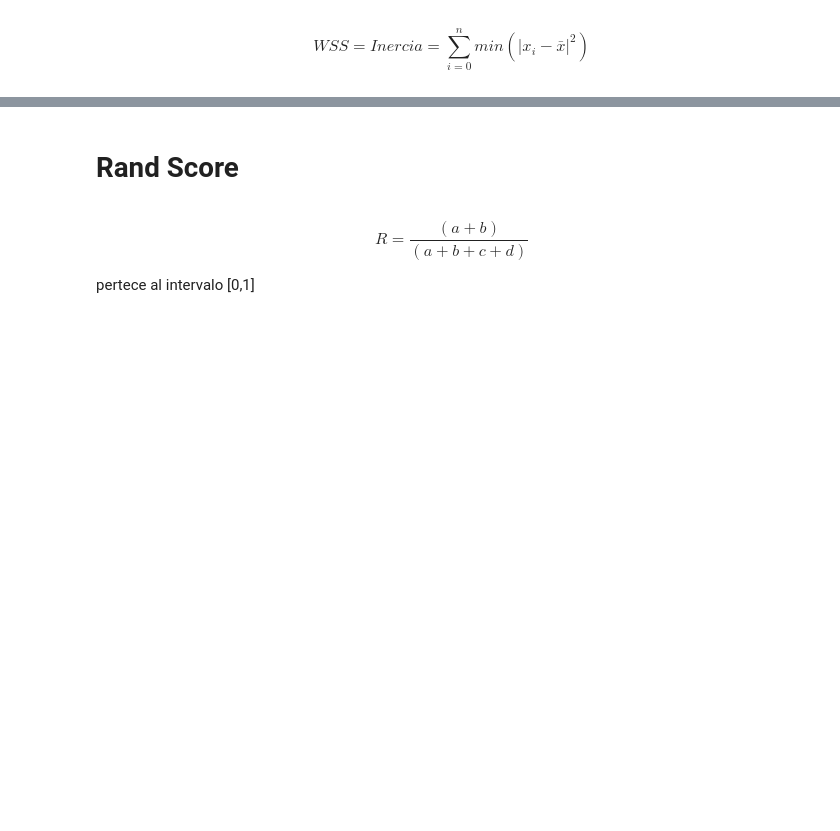
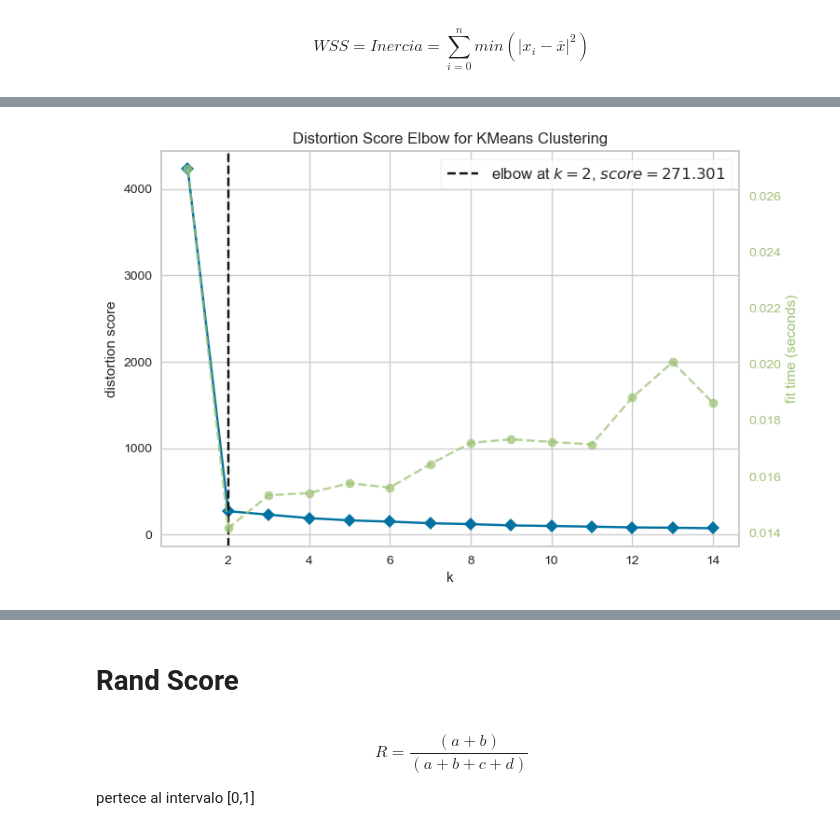
Before and after one commit to Ironhack-Data-Madrid-Enero-2023/apuntes_clase, a Jupyter notebook: semana_7/4.3 - Evaluacion No Supervisado.ipynb, the cells around one changed output, grey strips where cells are left out. Cells and saved outputs as stored; diff of their text form; code cells hidden in the pictures; blank space fills up the shorter version.

```diff
--- a/semana_7/4.3 - Evaluacion No Supervisado.ipynb
+++ b/semana_7/4.3 - Evaluacion No Supervisado.ipynb
@@ -29,0 +142,10 @@ $$WSS=Inercia=\sum_{i=0}^{n} min(|x_i - \bar{x}|^{2})$$
+# %%
+modelo=cluster.KMeans()
+
+visual=KElbowVisualizer(modelo, k=(1, 15))
+
+visual.fit(X)
+
+visual.poof();
+# %% [output]
+[figure, added]
```
Also changed, not shown: parts of 65 cells of this notebook.
